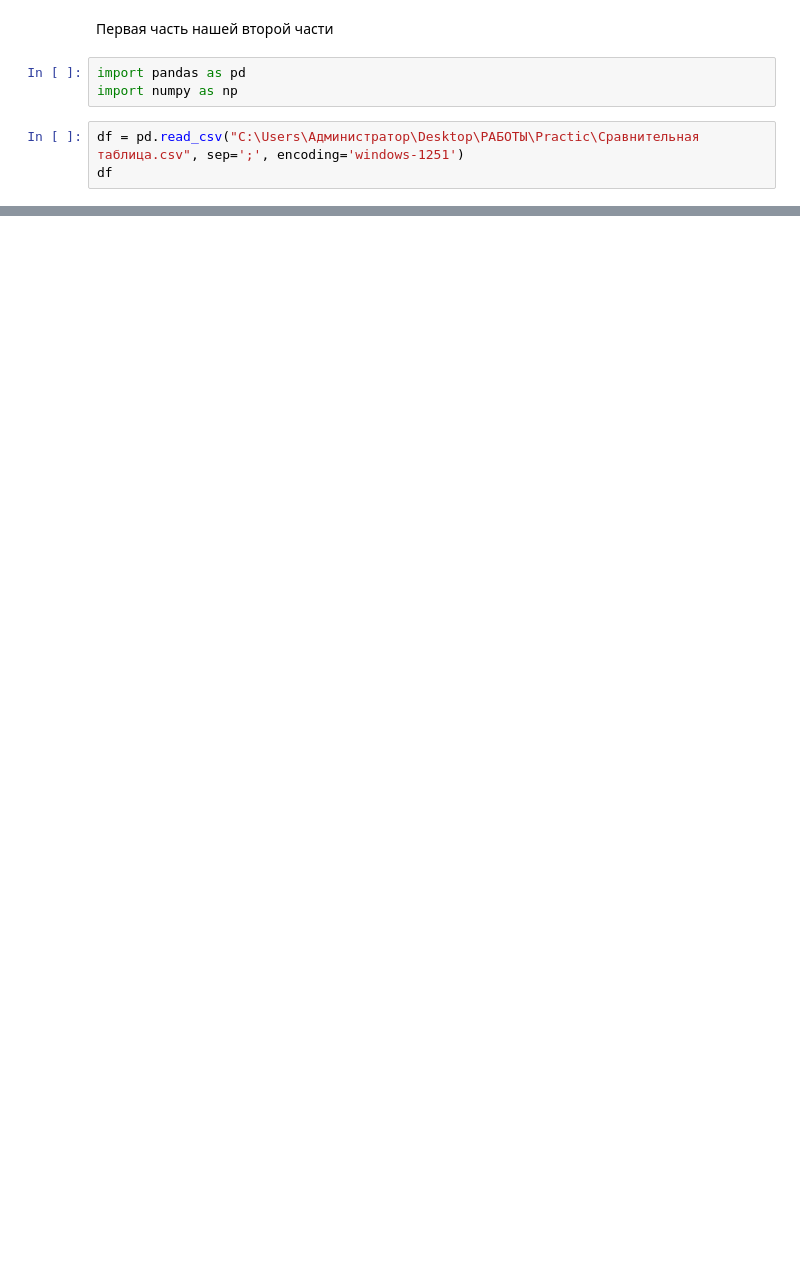
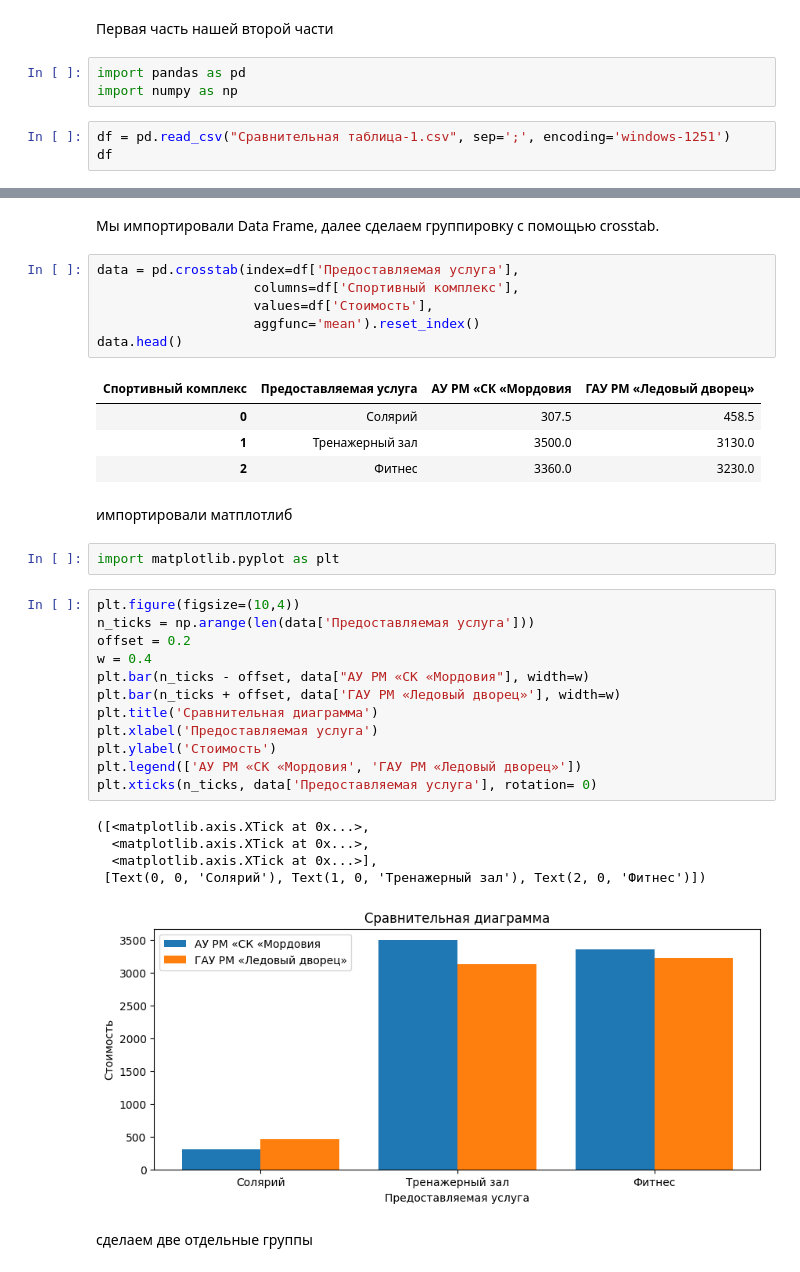
Before and after one commit to AleksandraPetrova97/graduate-project-analyst, a Jupyter notebook: 2 Практическая часть/1 Часть.ipynb, the cells around one changed output, grey strips where cells are left out. Cells and saved outputs as stored; diff of their text form; blank space fills up the shorter version.

```diff
--- a/2 Практическая часть/1 Часть.ipynb
+++ b/2 Практическая часть/1 Часть.ipynb
@@ -4,6 +4,6 @@
 import pandas as pd
 import numpy as np
 # %%
-df = pd.read_csv("C:\Users\Администратор\Desktop\РАБОТЫ\Practic\Сравнительная таблица.csv", sep=';', encoding='windows-1251')
+df = pd.read_csv("Сравнительная таблица-1.csv", sep=';', encoding='windows-1251')
 df
 # %% [output]
@@ -10,0 +27,37 @@ SyntaxError: (unicode error) 'unicodeescape' codec can't decode bytes in positio
+# %% [markdown]
+Мы импортировали Data Frame, далее сделаем группировку с помощью crosstab.
+# %%
+data = pd.crosstab(index=df['Предоставляемая услуга'],
+                    columns=df['Спортивный комплекс'],
+                    values=df['Стоимость'],
+                    aggfunc='mean').reset_index()
+data.head()
+# %% [output]
+| Спортивный комплекс | Предоставляемая услуга | АУ РМ «СК «Мордовия | ГАУ РМ «Ледовый дворец» |
+| 0 | Солярий | 307.5 | 458.5 |
+| 1 | Тренажерный зал | 3500.0 | 3130.0 |
+| 2 | Фитнес | 3360.0 | 3230.0 |
+# %% [markdown]
+импортировали матплотлиб
+# %%
+import matplotlib.pyplot as plt
+# %%
+plt.figure(figsize=(10,4))
+n_ticks = np.arange(len(data['Предоставляемая услуга']))
+offset = 0.2
+w = 0.4
+plt.bar(n_ticks - offset, data["АУ РМ «СК «Мордовия"], width=w)
+plt.bar(n_ticks + offset, data['ГАУ РМ «Ледовый дворец»'], width=w)
+plt.title('Сравнительная диаграмма')
+plt.xlabel('Предоставляемая услуга')
+plt.ylabel('Стоимость')
+plt.legend(['АУ РМ «СК «Мордовия', 'ГАУ РМ «Ледовый дворец»'])
+plt.xticks(n_ticks, data['Предоставляемая услуга'], rotation= 0)
+# %% [output]
+([<matplotlib.axis.XTick at 0x...>,
+  <matplotlib.axis.XTick at 0x...>,
+  <matplotlib.axis.XTick at 0x...>],
+ [Text(0, 0, 'Солярий'), Text(1, 0, 'Тренажерный зал'), Text(2, 0, 'Фитнес')])
+[figure, added]
+# %% [markdown]
+сделаем две отдельные группы
```
Also changed, not shown: parts of 6 cells of this notebook, 1 other file.
